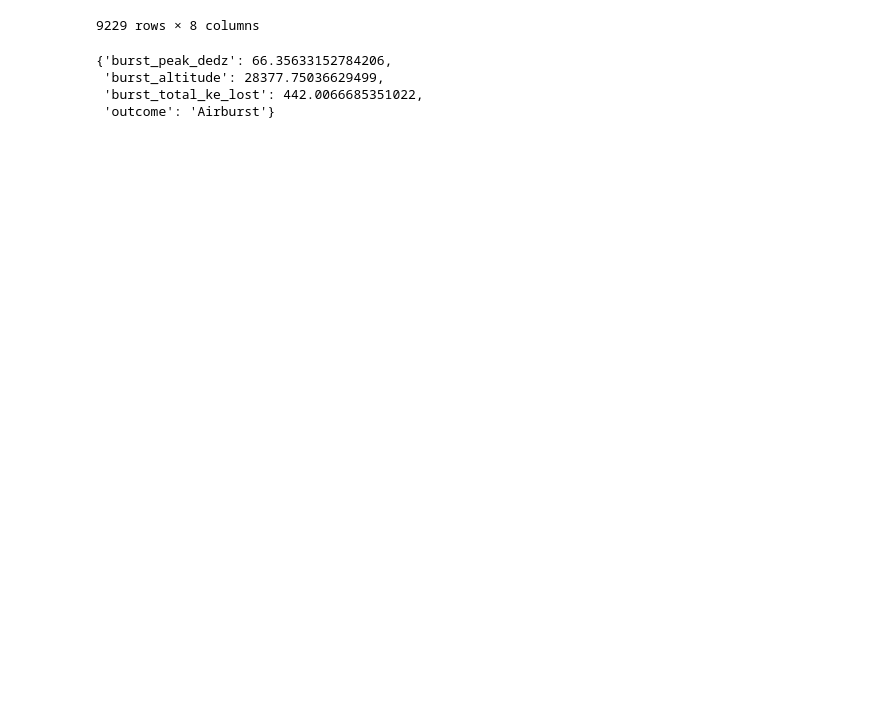
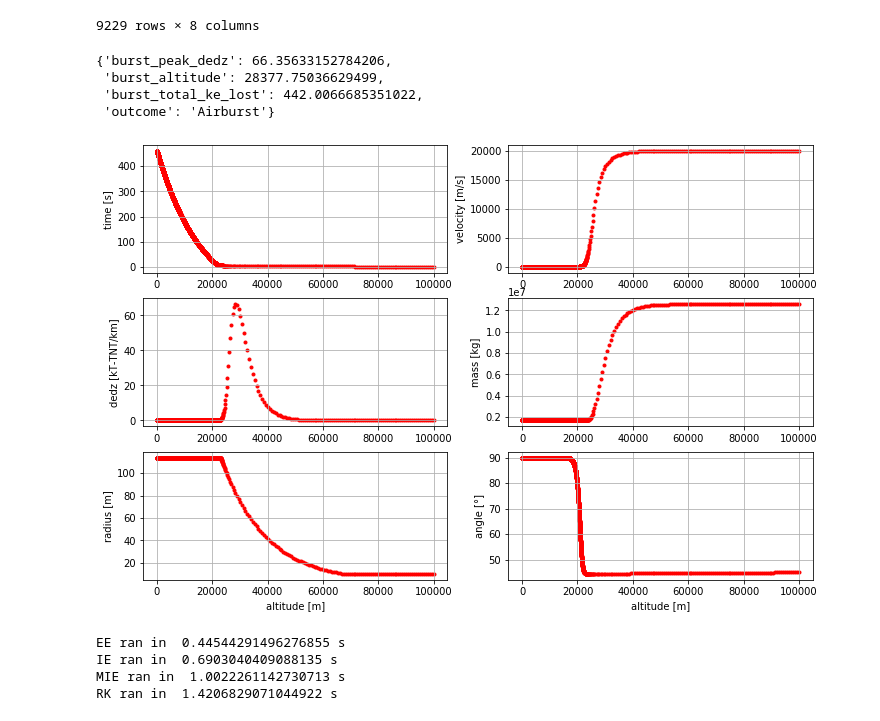
Before and after one commit to hustic/Armageddon, a Jupyter notebook: Presentation.ipynb, the cells around one changed output. Drawn from its saved outputs; the diff is of its cells as text; code cells hidden in the pictures; blank space fills up the shorter version.

```diff
--- a/Presentation.ipynb
+++ b/Presentation.ipynb
@@ -84,0 +88,23 @@ dic  # type of entry event with data analysis results
+# %%
+earth.plot_results(df)  # plot results with build-in function
+# %% [output]
+[figure, added]
+# %%
+# introducing our solvers
+import time
+
+schemes_armageddon = ['EE', 'IE', 'MIE', 'RK'] # Explicit Euer, Implicit Euler, Midpoint Implicit Euler, Runge Kutte
+armageddon_dfs = []
+
+for i in range(len(schemes_armageddon)):
+    start_time = time.time()
+    df, dic = earth.impact(radius=10, velocity=20e3, density=3000, strength=1e5, angle=45,
+                   init_altitude=100e3, dt=0.05, radians=False,
+                   fragmentation=True, num_scheme=schemes_armageddon[i], ensemble=False)
+    print(schemes_armageddon[i], 'ran in ', time.time()-start_time, 's')
+    armageddon_dfs.append(df)
+# %% [output]
+EE ran in  0.44544291496276855 s
+IE ran in  0.6903040409088135 s
+MIE ran in  1.0022261142730713 s
+RK ran in  1.4206829071044922 s
```
Also changed, not shown: parts of 22 cells of this notebook, 4 other files.
